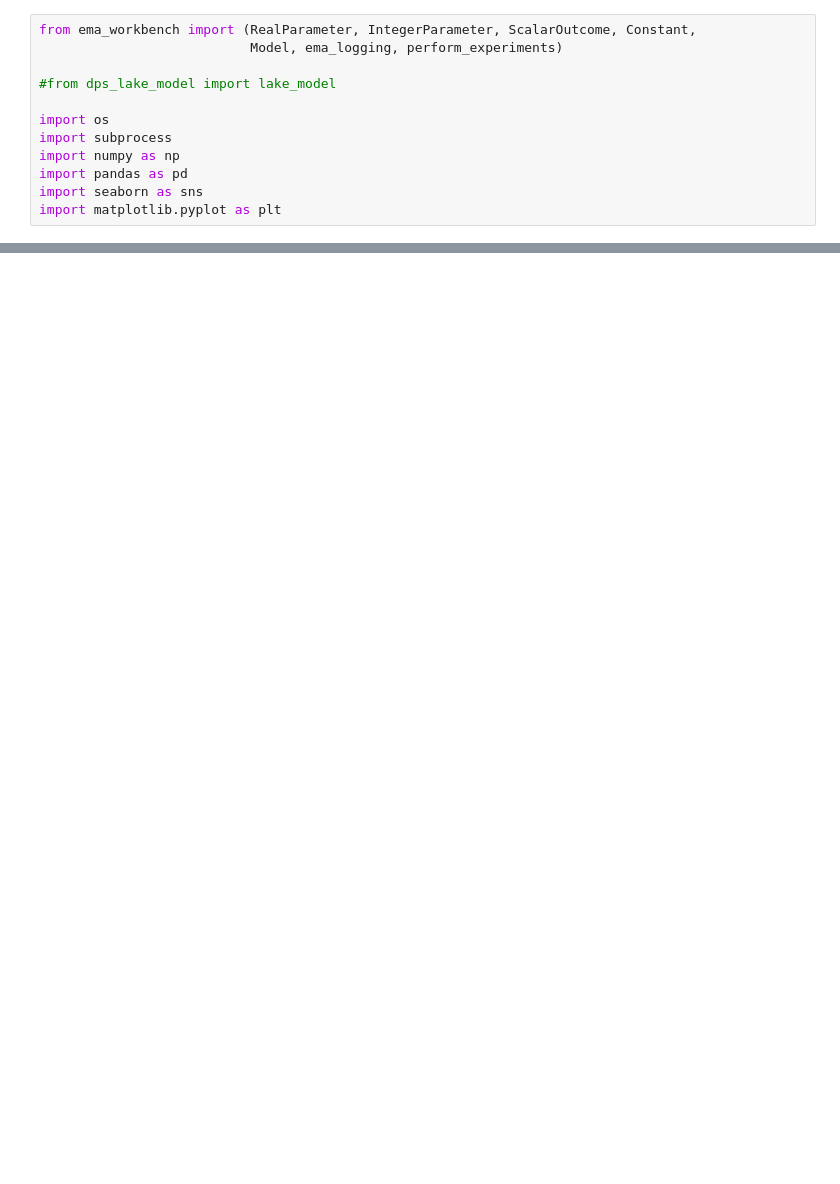
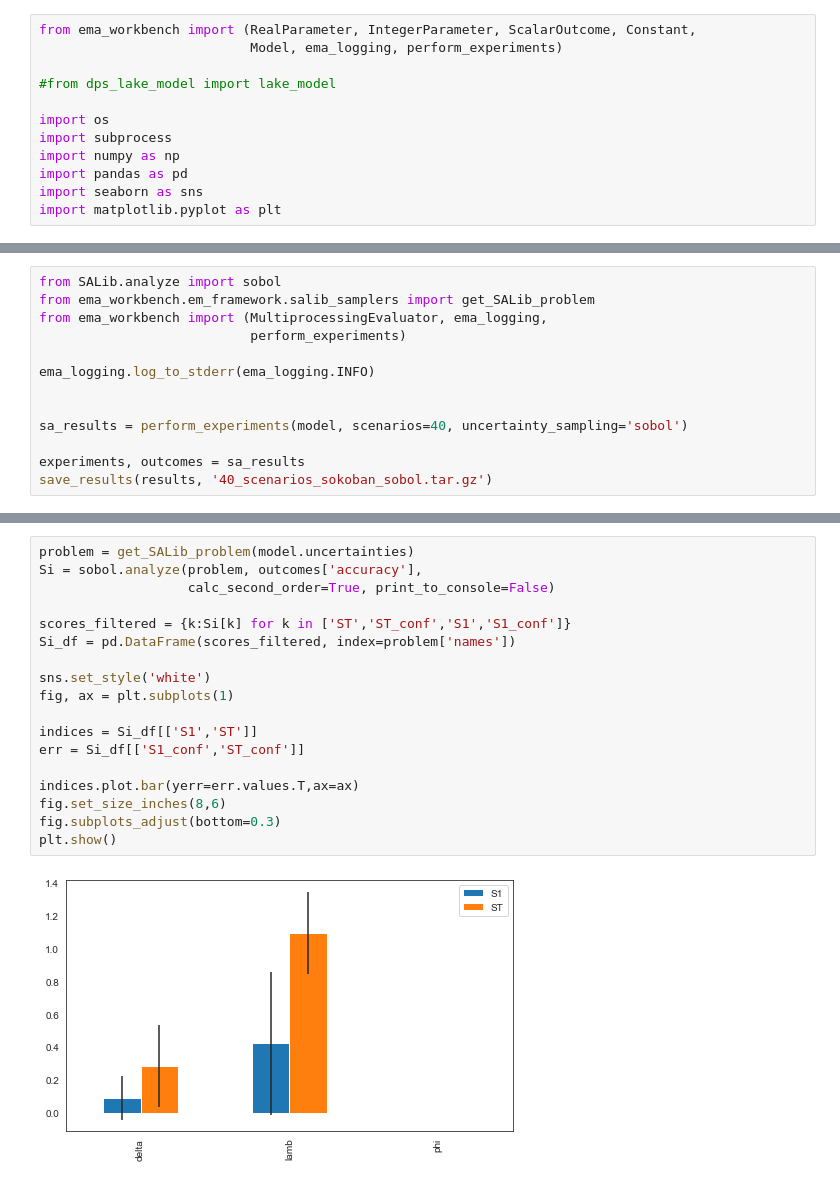
Before and after one commit to zihangs/GR_system_AIJ, a Jupyter notebook: senstivity.ipynb, the cells around one changed output, grey strips where cells are left out. Cells and saved outputs as stored; diff of their text form; blank space fills up the shorter version.

```diff
--- a/senstivity.ipynb
+++ b/senstivity.ipynb
@@ -182,0 +163,13 @@ outcomes
+# %%
+from SALib.analyze import sobol
+from ema_workbench.em_framework.salib_samplers import get_SALib_problem
+from ema_workbench import (MultiprocessingEvaluator, ema_logging,
+                           perform_experiments)
+
+ema_logging.log_to_stderr(ema_logging.INFO)
+
+
+sa_results = perform_experiments(model, scenarios=40, uncertainty_sampling='sobol')
+
+experiments, outcomes = sa_results
+save_results(results, '40_scenarios_sokoban_sobol.tar.gz')
@@ -182,0 +191,20 @@ outcomes
+# %%
+problem = get_SALib_problem(model.uncertainties)
+Si = sobol.analyze(problem, outcomes['accuracy'],
+                   calc_second_order=True, print_to_console=False)
+
+scores_filtered = {k:Si[k] for k in ['ST','ST_conf','S1','S1_conf']}
+Si_df = pd.DataFrame(scores_filtered, index=problem['names'])
+
+sns.set_style('white')
+fig, ax = plt.subplots(1)
+
+indices = Si_df[['S1','ST']]
+err = Si_df[['S1_conf','ST_conf']]
+
+indices.plot.bar(yerr=err.values.T,ax=ax)
+fig.set_size_inches(8,6)
+fig.subplots_adjust(bottom=0.3)
+plt.show()
+# %% [output]
+[figure, added]
```
Also changed, not shown: parts of 8 cells of this notebook, 1 other file.
